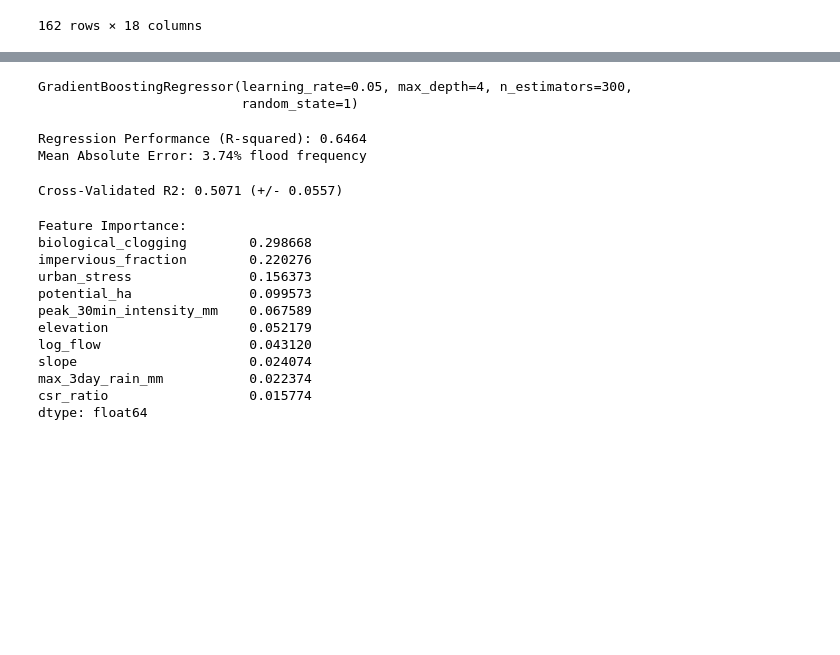
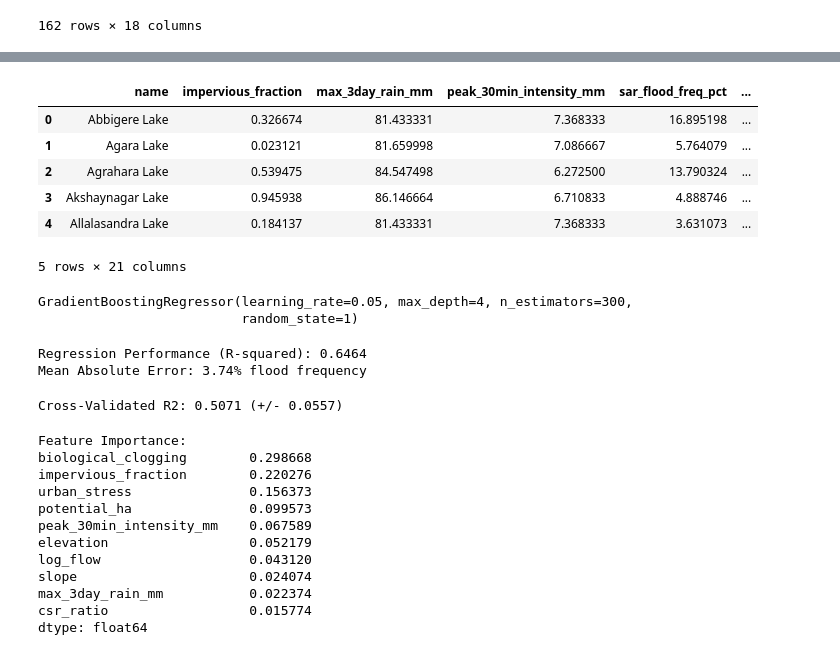
Before and after one commit to Tailapa/bengaluru_lakes, a Jupyter notebook: dashboard.ipynb, the cells around one changed output, grey strips where cells are left out. Drawn from its saved outputs; the diff is of its cells as text; code cells hidden in the pictures; blank space fills up the shorter version.

```diff
--- a/dashboard.ipynb
+++ b/dashboard.ipynb
@@ -34,3 +42,15 @@ df.head()
+# %%
+cords = df_cords[['name', 'lat', 'lon']]
+mean_df = mean_df.merge(cords, how='left', on='name')
+mean_df.head()
+# %% [output]
+|  | name | impervious_fraction | max_3day_rain_mm | peak_30min_intensity_mm | sar_flood_freq_pct | ... |
+| 0 | Abbigere Lake | 0.326674 | 81.433331 | 7.368333 | 16.895198 | ... |
+| 1 | Agara Lake | 0.023121 | 81.659998 | 7.086667 | 5.764079 | ... |
+| 2 | Agrahara Lake | 0.539475 | 84.547498 | 6.272500 | 13.790324 | ... |
+| 3 | Akshaynagar Lake | 0.945938 | 86.146664 | 6.710833 | 4.888746 | ... |
+| 4 | Allalasandra Lake | 0.184137 | 81.433331 | 7.368333 | 3.631073 | ... |
+5 rows × 21 columns
 # %%
 rain_feats = ['max_3day_rain_mm', 'peak_30min_intensity_mm']
 urban_feats = ['impervious_fraction', 'urban_stress']
```
Also changed, not shown: parts of 1 cell of this notebook, 1 other file.
